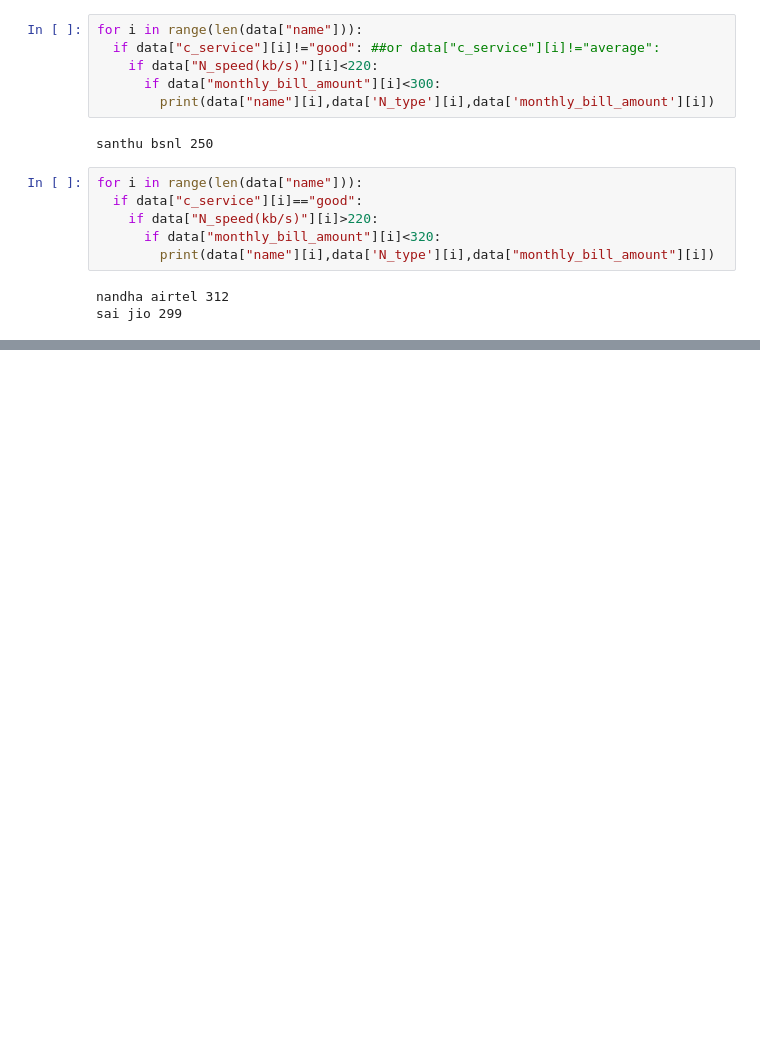
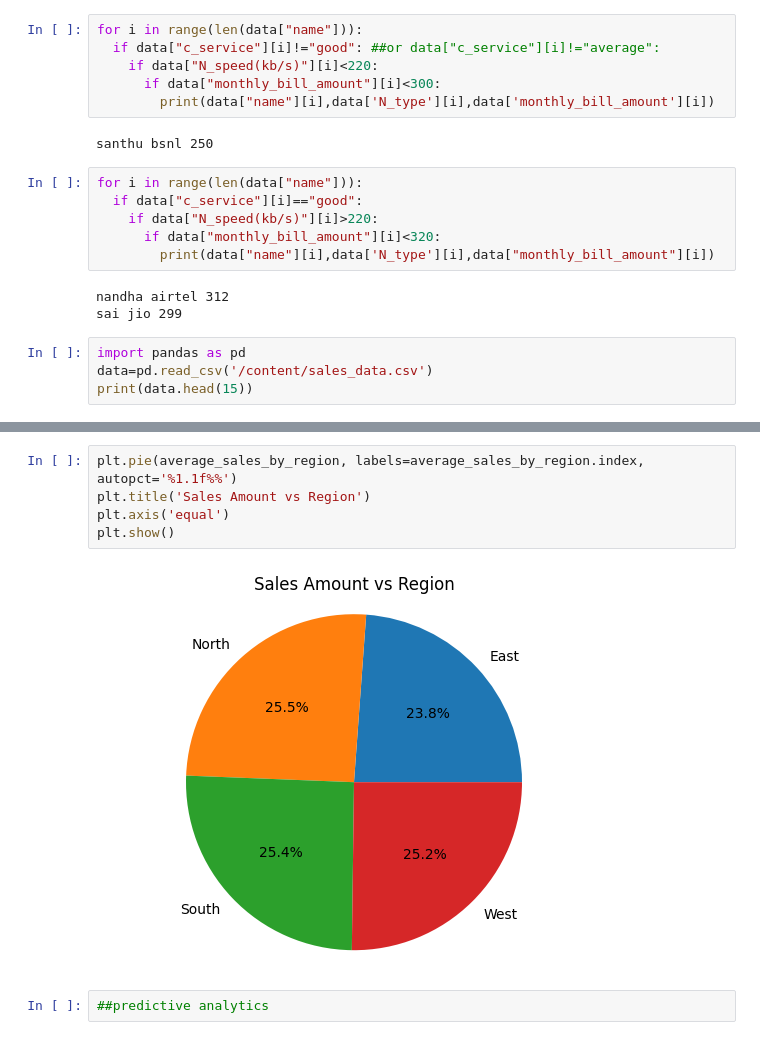
Before and after one commit to Udaythecoder/ethnotech, a Jupyter notebook: day_4.ipynb, the cells around one changed output, grey strips where cells are left out. Drawn from its saved outputs; the diff is of its cells as text; blank space fills up the shorter version.

```diff
--- a/day_4.ipynb
+++ b/day_4.ipynb
@@ -108,3 +108,7 @@ for i in range(len(data["name"])):
 # %% [output]
 nandha airtel 312
 sai jio 299
+# %%
+import pandas as pd
+data=pd.read_csv('/content/sales_data.csv')
+print(data.head(15))
@@ -110,0 +178,9 @@ sai jio 299
+# %%
+plt.pie(average_sales_by_region, labels=average_sales_by_region.index, autopct='%1.1f%%')
+plt.title('Sales Amount vs Region')
+plt.axis('equal')
+plt.show()
+# %% [output]
+[figure, added]
+# %%
+##predictive analytics
```
Also changed, not shown: parts of 10 cells of this notebook.
